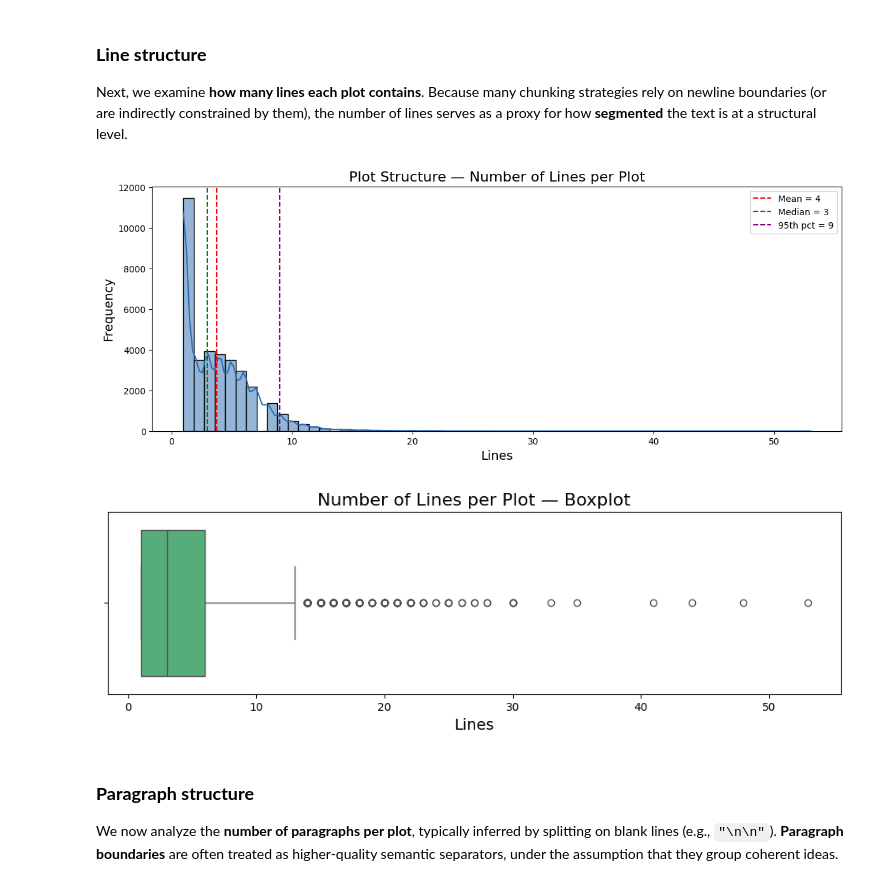
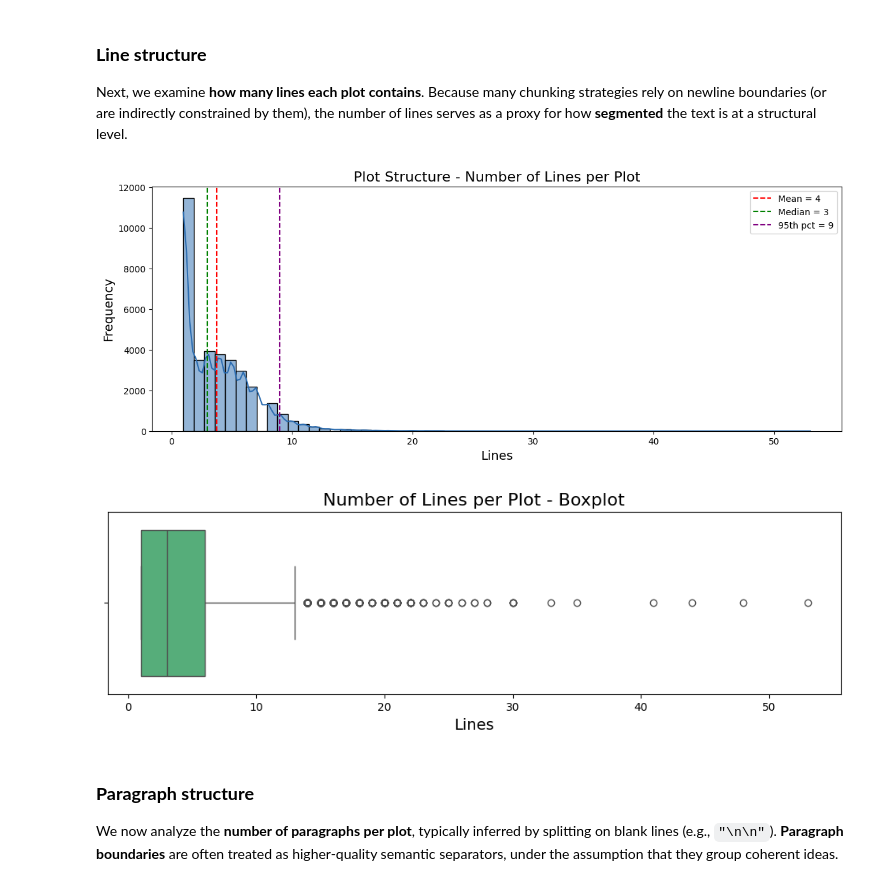
Before and after one commit to ilfncin/rag-movie-plots, a Jupyter notebook: notebooks/1.1.ilfn-chunking_strategy_exploration.ipynb, the cells around one changed output. Saved outputs shown, nothing was run; the diff lists cells and outputs as text; code cells hidden in the pictures.

```diff
--- a/notebooks/1.1.ilfn-chunking_strategy_exploration.ipynb
+++ b/notebooks/1.1.ilfn-chunking_strategy_exploration.ipynb
@@ -274,19 +274,19 @@ Next, we examine **how many lines each plot contains**. Because many chunking st
 # %%
 hist(
     df["n_lines"],
-    "Plot Structure — Number of Lines per Plot",
+    "Plot Structure - Number of Lines per Plot",
     "Lines",
     bins=60
 )
 
 boxplot(
     df["n_lines"],
-    "Number of Lines per Plot — Boxplot",
+    "Number of Lines per Plot - Boxplot",
     "Lines"
 )
 # %% [output]
-[figure, old version]
+[figure, new version]
-[figure, old version]
+[figure, new version]
 # %% [markdown]
 ### **Paragraph structure**
 
```
Also changed, not shown: parts of 6 cells of this notebook, 15 other files.
